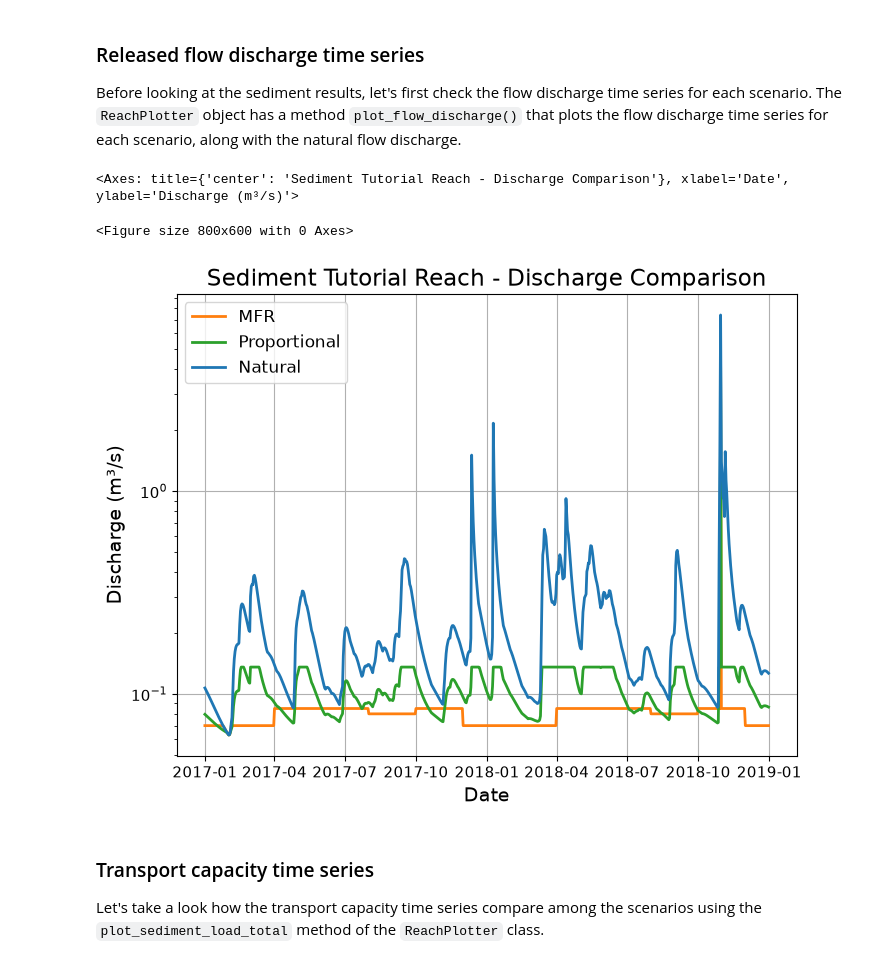
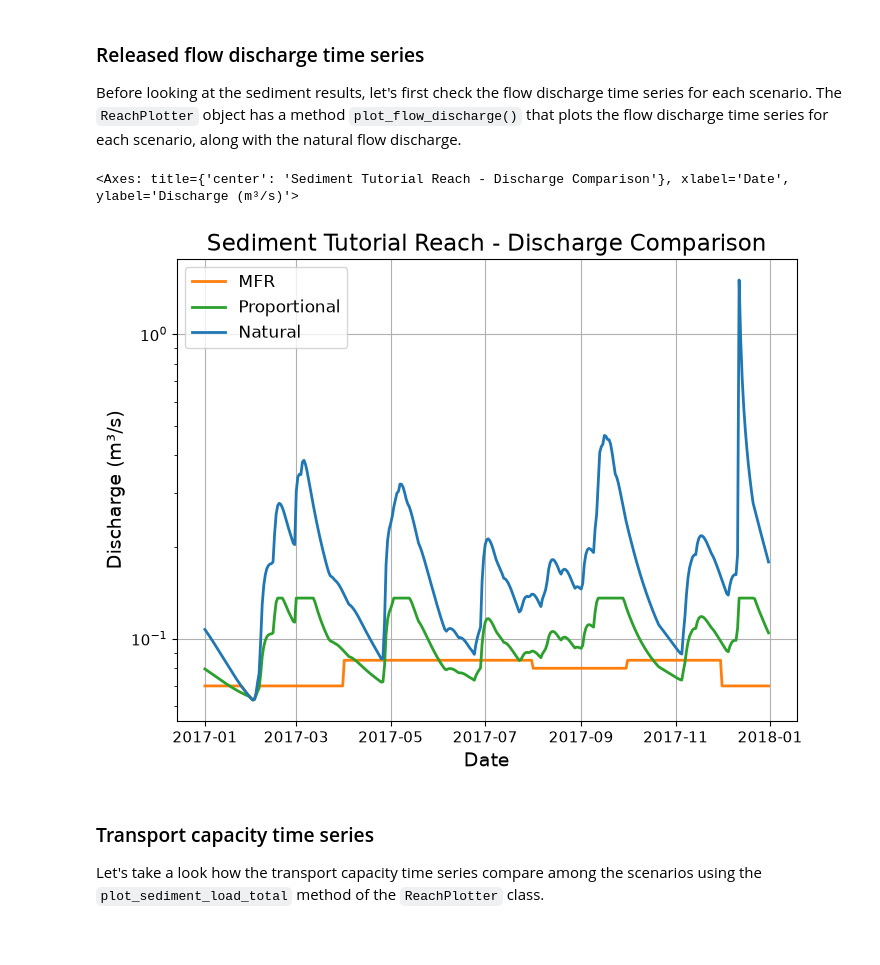
Before and after one commit to sara-acqua/sarawater, a Jupyter notebook: tutorials/tutorial_3_sediment_transport/tutorial_3_sediment_transport.ipynb, the cells around one changed output. Drawn from its saved outputs; the diff is of its cells as text; code cells hidden in the pictures.

```diff
--- a/tutorials/tutorial_3_sediment_transport/tutorial_3_sediment_transport.ipynb
+++ b/tutorials/tutorial_3_sediment_transport/tutorial_3_sediment_transport.ipynb
@@ -75,7 +75,7 @@ The grain-size distribution of the `Reach` can be defined through the `add_grain
 In this tutorial, we will set a rectangular cross-section and a single grain-size distribution:
 # %%
 my_reach.add_cross_section_geometry(slope=0.01, ks=15, width=10.0)
-my_reach.add_grain_size_distribution(2.5)
+my_reach.add_grain_size_distribution(2)
 # %% [output]
 <sarawater.reach.Reach at 0x...>
 # %% [markdown]
@@ -306,15 +328,12 @@ plotter = sara.ReachPlotter(my_reach)
 
 Before looking at the sediment results, let's first check the flow discharge time series for each scenario. The `ReachPlotter` object has a method `plot_flow_discharge()` that plots the flow discharge time series for each scenario, along with the natural flow discharge.
 # %%
-plt.figure()
-year = 2017
-start_date = f"{year}-01-01"
-end_date = f"{year+2}-12-31"
+start_date = f"2017-01-01"
+end_date = f"2017-12-31"
 plotter.plot_scenarios_discharge(start_date=start_date, end_date=end_date)
 # %% [output]
 <Axes: title={'center': 'Sediment Tutorial Reach - Discharge Comparison'}, xlabel='Date', ylabel='Discharge (m³/s)'>
-<Figure size 800x600 with 0 Axes>
-[figure, old version]
+[figure, new version]
 # %% [markdown]
 ### Transport capacity time series
 
```
Also changed, not shown: parts of 24 cells of this notebook, 6 other files.
